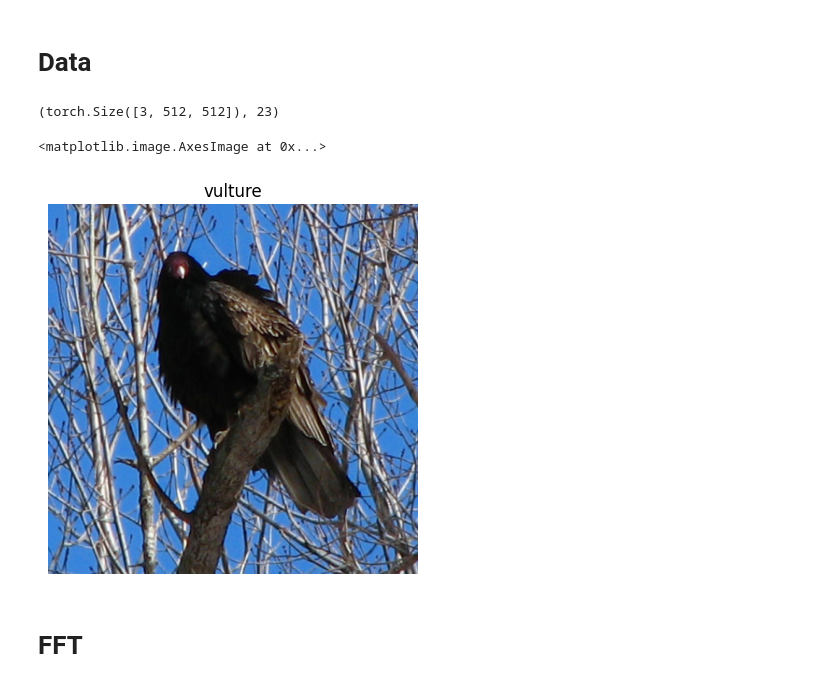
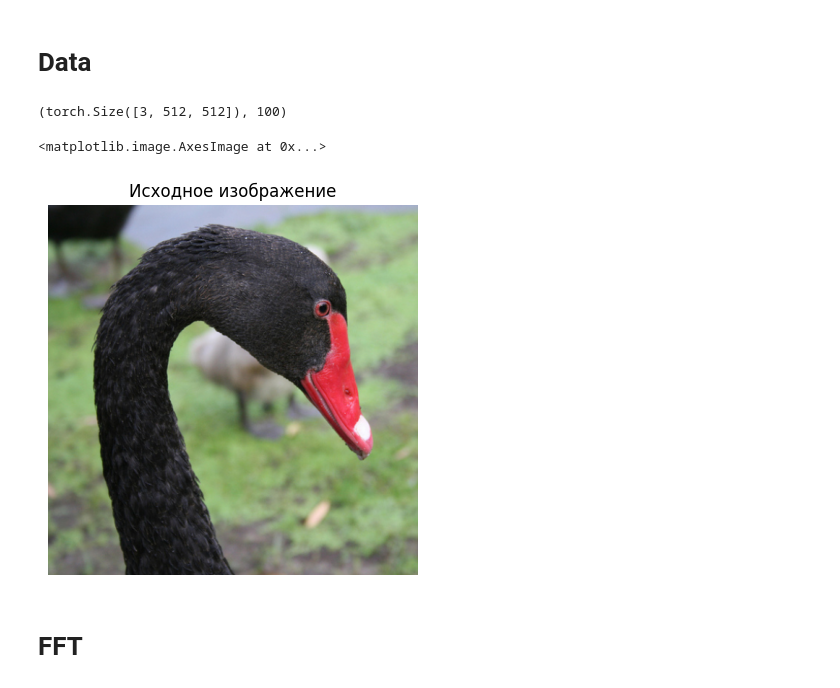
Before and after one commit to EgorProkopov/Sigma-Image-Tokenizer, a Jupyter notebook: notebooks/fft_visualise.ipynb, the cells around one changed output. Cells and saved outputs as stored; diff of their text form; code cells hidden in the pictures.

```diff
--- a/notebooks/fft_visualise.ipynb
+++ b/notebooks/fft_visualise.ipynb
@@ -26,21 +26,22 @@ dataset = SmallImageNetTrainDataset(
         transform=transform
 )
 # %%
-sample = dataset[2390]
+sample = dataset[10000]
 image = sample["image"]
 label = sample["label_encoded"]
 image_tag = sample["tag"]
 # %%
 image.shape, label
 # %% [output]
-(torch.Size([3, 512, 512]), 23)
+(torch.Size([3, 512, 512]), 100)
 # %%
-plt.title(f"{dataset.classes_names[image_tag]}")
+# plt.title(f"{dataset.classes_names[image_tag]}")
+plt.title("Исходное изображение")
 plt.axis('off')
 plt.imshow(image.permute(1, 2, 0).cpu().numpy(), cmap="gray" if image.shape[0] == 1 else None)
 # %% [output]
 <matplotlib.image.AxesImage at 0x...>
-[figure, old version]
+[figure, new version]
 # %% [markdown]
 # FFT
 # %%
```
Also changed, not shown: parts of 9 cells of this notebook, 24 other files.
